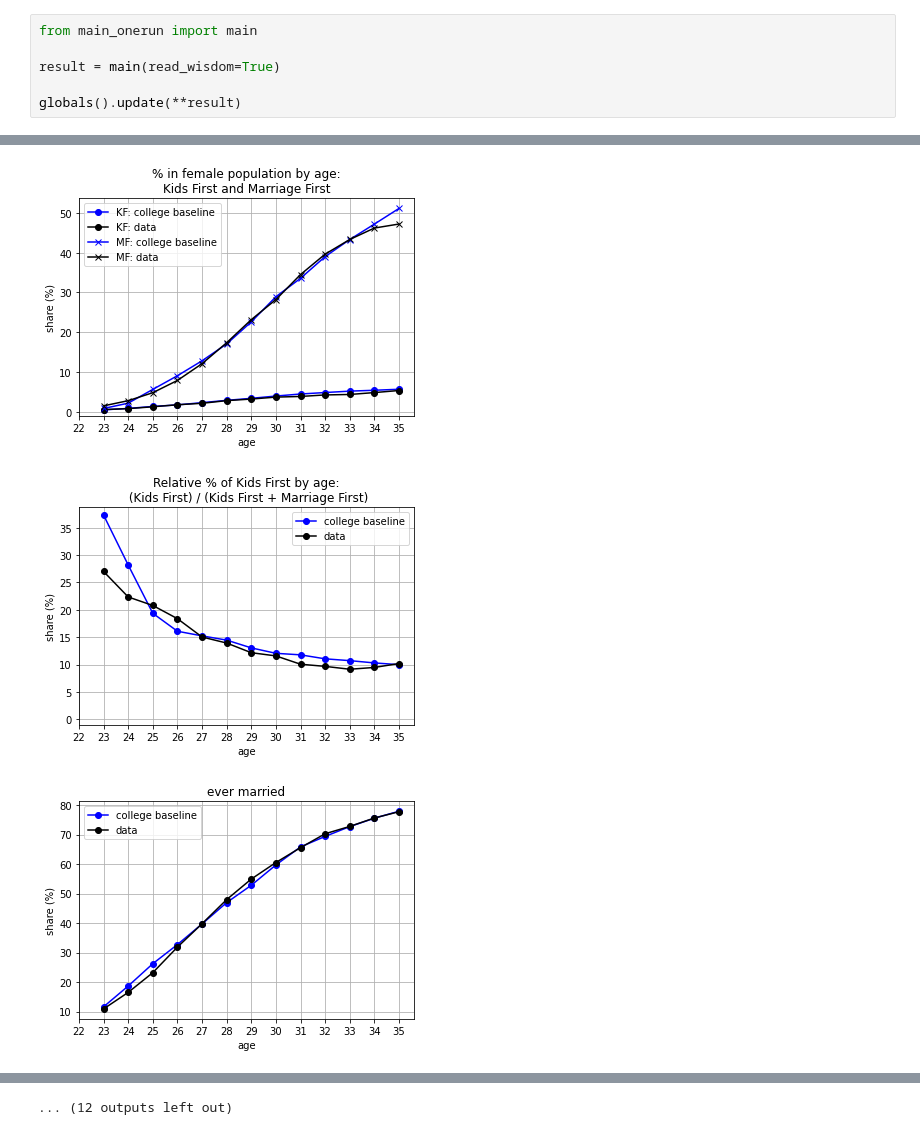
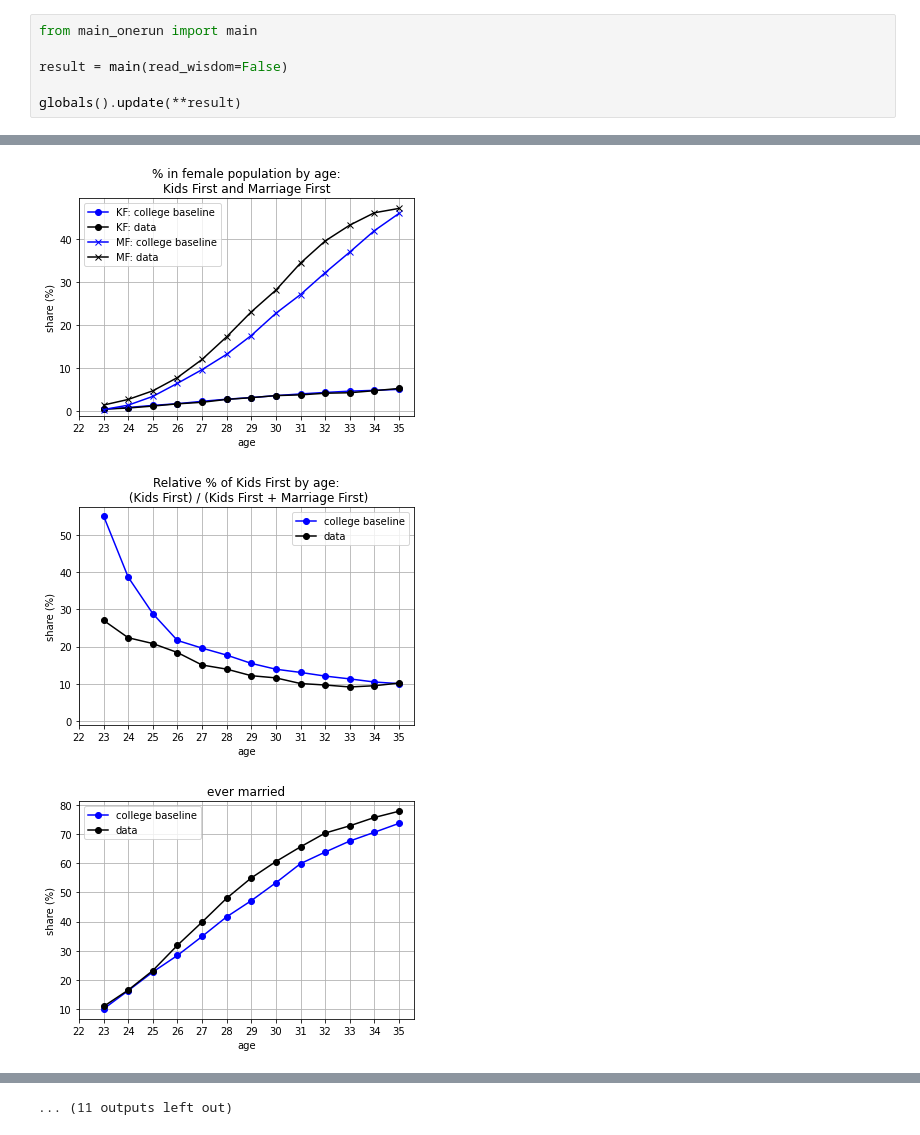
Before and after one commit to egorkozlov/py_shotgun, a Jupyter notebook: onerun_nb.ipynb, the cells around one changed output, grey strips where cells are left out. Drawn from its saved outputs; the diff is of its cells as text.

```diff
--- a/onerun_nb.ipynb
+++ b/onerun_nb.ipynb
@@ -1,7 +1,7 @@
 # %%
 from main_onerun import main
 
-result = main(read_wisdom=True)
+result = main(read_wisdom=False)
 
 globals().update(**result)
 # %% [output]
@@ -63,8 +63,8 @@ divorced by years after marriage if marriage first, 10: base 0.05400751408891672
 failed to plot single moms (new)
 failed to plot welfare
 failed to plot ref
 failed to plot child welfare
 [figure]
-[figure, old version]
+[figure, new version]
-[figure, old version]
+[figure, new version]
-[figure, old version]
+[figure, new version]
@@ -75 +75 @@ failed to plot child welfare
-... (12 outputs left out)
+... (11 outputs left out)
```
Also changed, not shown: parts of 1 cell of this notebook, 8 other files.
